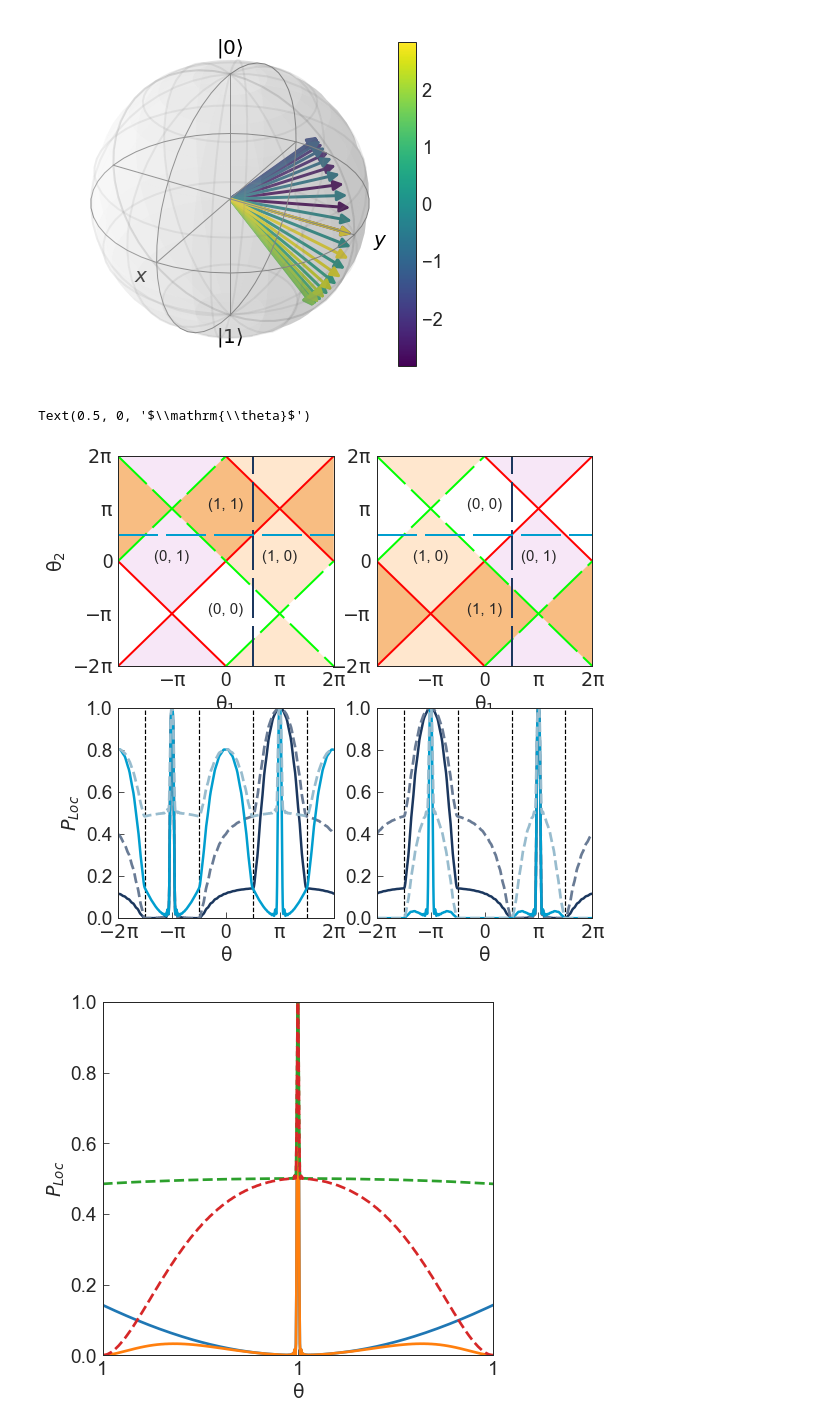
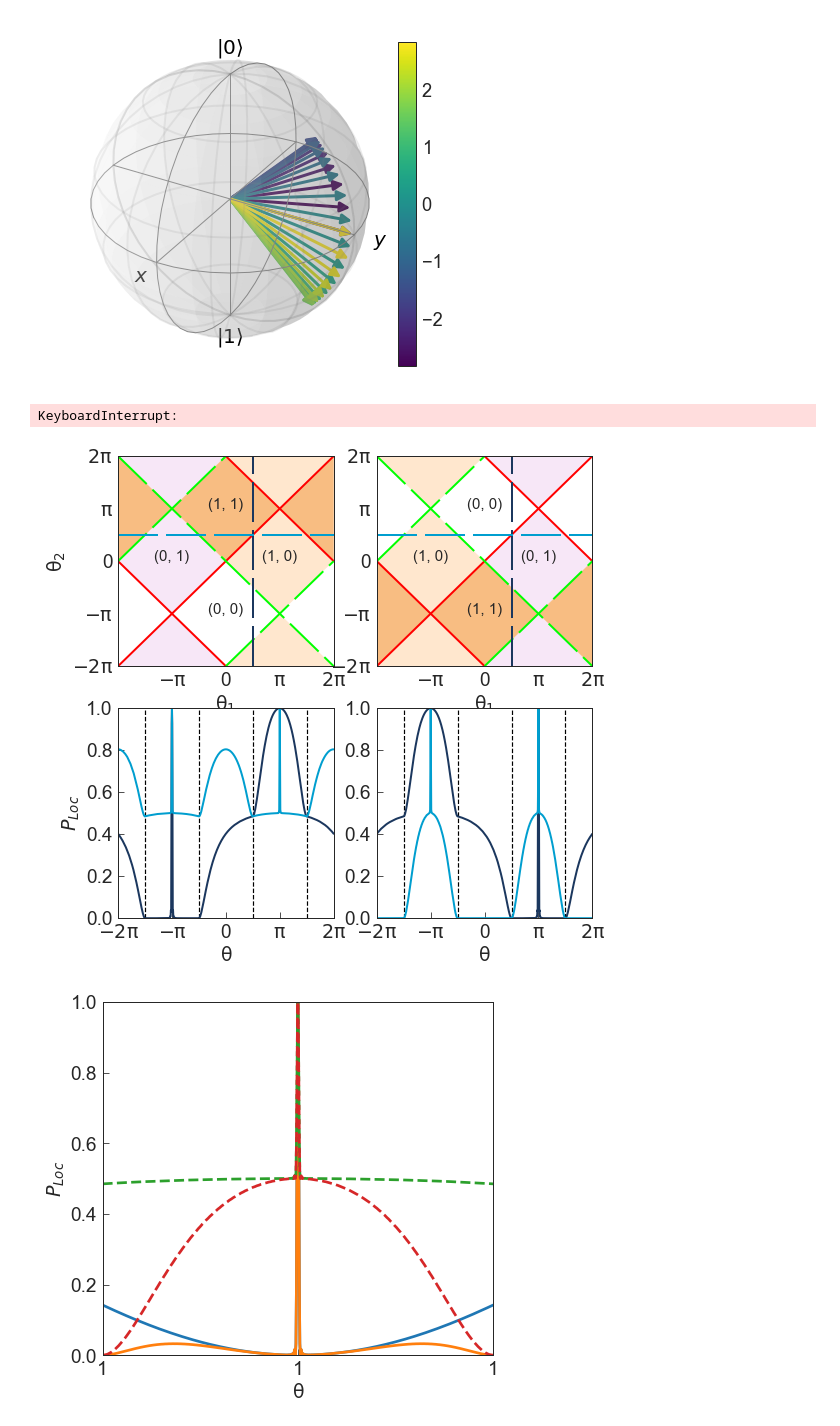
Before and after one commit to HAOQINGZHANG1234/quantumwalk, a Jupyter notebook: code/Fig for paper reorgnized.ipynb, the cells around one changed output. Saved outputs shown, nothing was run; the diff lists cells and outputs as text; code cells hidden in the pictures.

```diff
--- a/code/Fig for paper reorgnized.ipynb
+++ b/code/Fig for paper reorgnized.ipynb
@@ -481,12 +499,14 @@ np.array(down_state)
 np.array(aux_state)
 init_state = np.vstack((up_state, down_state, aux_state))
 for i,theta in enumerate(theta_2):
-    state1 = n_step_2(init_state, theta, theta_1, N=50)
-    state2 = N_step_2(init_state, theta, theta_1, N=50)
+    state1 = n_step_2(init_state, theta, theta_1, N=200)
+    state2 = N_step_2(init_state, theta, theta_1, N=200)
     P1 = abs(state1[0])**2 + abs(state1[1])**2
     P2 = abs(state2[0])**2 + abs(state2[1])**2
     p1[i] = P1[0] + P1[1]
     p2[i] = P2[0] + P2[1]
+# %% [output]
+KeyboardInterrupt:
 # %%
 M = 1000
 n = 1
@@ -504,8 +524,8 @@ np.array(down_state)
 np.array(aux_state)
 init_state = np.vstack((up_state, down_state, aux_state))
 for i,theta in enumerate(theta_2):
-    state3 = n_step_2(init_state, theta_1, theta, N=50)
-    state4 = N_step_2(init_state, theta_1, theta, N=50)
+    state3 = n_step_2(init_state, theta_1, theta, N=200)
+    state4 = N_step_2(init_state, theta_1, theta, N=200)
     P3 = abs(state3[0])**2 + abs(state3[1])**2
     P4 = abs(state4[0])**2 + abs(state4[1])**2
     p3[i] = P3[0] + P3[1]
@@ -527,8 +547,8 @@ np.array(down_state)
 np.array(aux_state)
 init_state = np.vstack((up_state, down_state, aux_state))
 for i,theta in enumerate(theta_2):
-    state5 = n_step_4(init_state, theta, theta_1, N=50)
-    state6 = N_step_4(init_state, theta, theta_1, N=50)
+    state5 = n_step_4(init_state, theta, theta_1, N=200)
+    state6 = N_step_4(init_state, theta, theta_1, N=200)
     P5 = abs(state5[0])**2 + abs(state5[1])**2
     P6 = abs(state6[0])**2 + abs(state6[1])**2
     p5[i] = P5[0] + P5[1]
@@ -550,8 +570,8 @@ np.array(down_state)
 np.array(aux_state)
 init_state = np.vstack((up_state, down_state, aux_state))
 for i,theta in enumerate(theta_2):
-    state7 = n_step_4(init_state, theta_1, theta, N=50)
-    state8 = N_step_4(init_state, theta_1, theta, N=50)
+    state7 = n_step_4(init_state, theta_1, theta, N=200)
+    state8 = N_step_4(init_state, theta_1, theta, N=200)
     P7 = abs(state7[0])**2 + abs(state7[1])**2
     P8 = abs(state8[0])**2 + abs(state8[1])**2
     p7[i] = P7[0] + P7[1]
@@ -667,44 +687,43 @@ plt.fill([-np.pi, 0, np.pi, 0], [-np.pi, 0, -np.pi, -2*np.pi], c='#F8BD82')
 plt.fill([np.pi, 2*np.pi, 2*np.pi], [-np.pi, -2*np.pi, 0], c='#F8BD82')
 
 
 plt.text(0, np.pi, '(0, 0)', ha='center', fontsize=15)
 plt.text(-np.pi, 0, '(1, 0)', ha='center', fontsize=15)
 plt.text(np.pi, 0, '(0, 1)', ha='center', fontsize=15)
 plt.text(0, -np.pi, '(1, 1)', ha='center', fontsize=15)
 
 plt.subplot(2,2,3)
-plt.plot(theta_2, p1,linewidth=2.5, c='#1B375E')
-plt.plot(theta_2, p5,linewidth=2.7, c='#697B95',linestyle="--")
-plt.plot(theta_2, p3,linewidth=2.5, c='#009ECF')
-plt.plot(theta_2, p7,linewidth=2.7, c='#98bcce',linestyle="--")
+# plt.plot(theta_2, p1,linewidth=2.5, c='#1B375E')
+plt.plot(theta_2, p5,linewidth=2, c='#1B375E')
+# plt.plot(theta_2, p3,linewidth=2.5, c='#009ECF')
+plt.plot(theta_2, p7,linewidth=2, c='#009ECF')
 plt.ylim(top = 1,bottom = 0)
 plt.xlim((-2*np.pi,2*np.pi))
 my_x_ticks = np.arange(-2*np.pi,2*np.pi+np.pi,np.pi)
 plt.xticks([-2*np.pi, 2*np.pi, -np.pi, np.pi, 0], ('$\mathrm{-2\pi}$', '$\mathrm{2\pi}$', '$\mathrm{-\pi}$', '$\mathrm{\pi}$', '0'))
 plt.vlines(-3*np.pi/2, 0, 1, linestyles = "dashed",lw=1.2)
 plt.vlines(-np.pi/2, 0, 1, linestyles = "dashed",lw=1.2)
 plt.vlines(np.pi/2, 0, 1, linestyles = "dashed",lw=1.2)
 plt.vlines(3*np.pi/2, 0, 1, linestyles = "dashed",lw=1.2)
 plt.ylabel(r'$P_{Loc}$')
 plt.xlabel(r'$\mathrm{\theta}$')
 plt.subplot(2,2,4)
-plt.plot(theta_2, p2,linewidth=2.5, c='#1B375E')
-plt.plot(theta_2, p6,linewidth=2.7, c='#697B95',linestyle="--")
-plt.plot(theta_2, p4,linewidth=2.5, c='#009ECF')
-plt.plot(theta_2, p8,linewidth=2.7, c='#98bcce',linestyle="--")
+# plt.plot(theta_2, p2,linewidth=2.5, c='#1B375E')
+plt.plot(theta_2, p6,linewidth=2, c='#1B375E')
+# plt.plot(theta_2, p4,linewidth=2.5, c='#009ECF')
+plt.plot(theta_2, p8,linewidth=2, c='#009ECF')
 plt.ylim(top = 1,bottom = 0)
 plt.xlim((-2*np.pi,2*np.pi))
 my_x_ticks = np.arange(-2*np.pi,2*np.pi+np.pi,np.pi)
 plt.xticks([-2*np.pi, 2*np.pi, -np.pi, np.pi, 0], ('$\mathrm{-2\pi}$', '$\mathrm{2\pi}$', '$\mathrm{-\pi}$', '$\mathrm{\pi}$', '0'))
 plt.vlines(-3*np.pi/2, 0, 1, linestyles = "dashed",lw=1.2)
 plt.vlines(-np.pi/2, 0, 1, linestyles = "dashed",lw=1.2)
 plt.vlines(np.pi/2, 0, 1, linestyles = "dashed",lw=1.2)
 plt.vlines(3*np.pi/2, 0, 1, linestyles = "dashed",lw=1.2)
 plt.xlabel(r'$\mathrm{\theta}$')
-# plt.savefig('../Figure/fig_3.pdf')
+plt.savefig('../Figure/fig_3.pdf')
 # %% [output]
-Text(0.5, 0, '$\\mathrm{\\theta}$')
-[figure, old version]
+[figure, new version]
 # %%
 M = 1000
 n = 1
```
Also changed, not shown: parts of 34 cells of this notebook, 54 other files.
